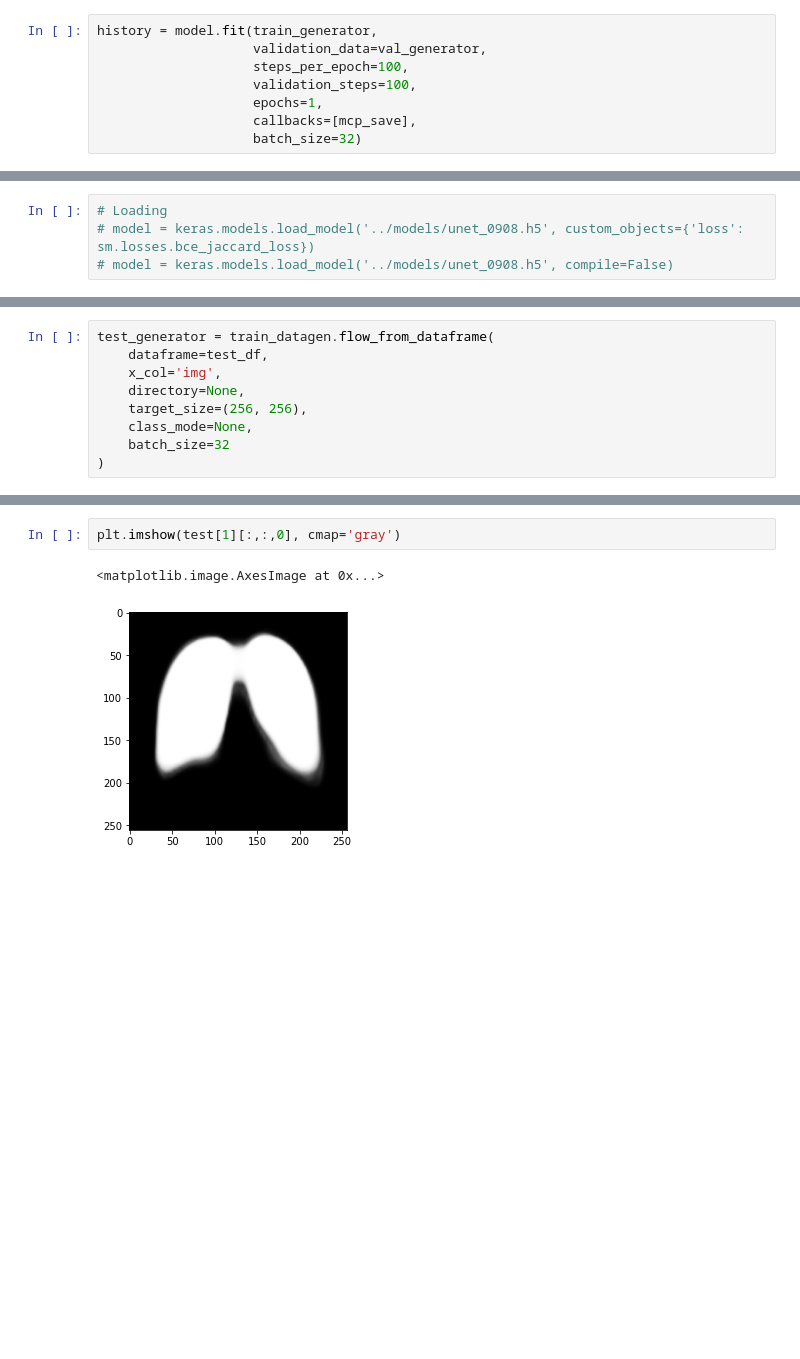
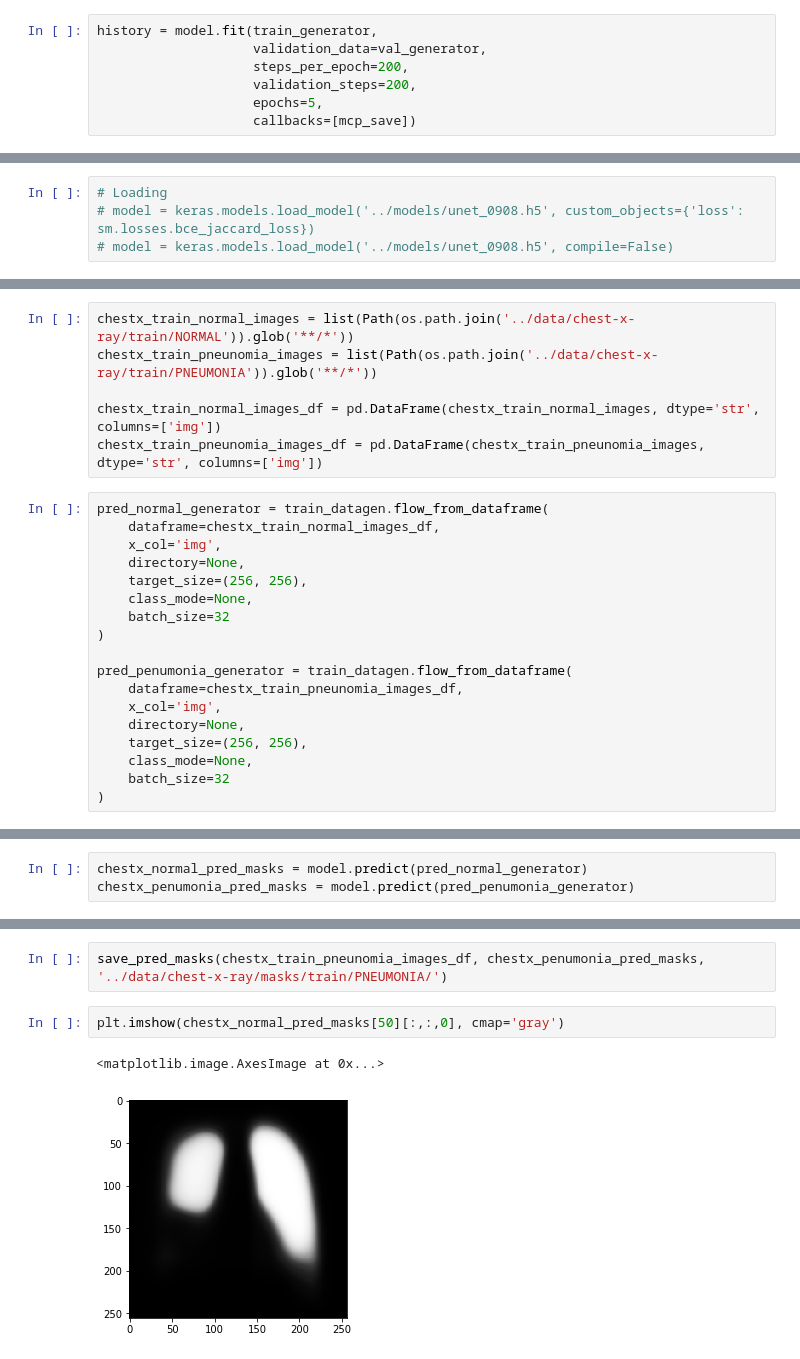
Before and after one commit to ai-explorers/chest_x_ray, a Jupyter notebook: segmentation/unet_lung_segmentation.ipynb, the cells around one changed output, grey strips where cells are left out. Cells and saved outputs as stored; diff of their text form; blank space fills up the shorter version.

```diff
--- a/segmentation/unet_lung_segmentation.ipynb
+++ b/segmentation/unet_lung_segmentation.ipynb
@@ -165,9 +176,8 @@ mcp_save = ModelCheckpoint('../models/unet_0908.h5', save_best_only=True, monito
 # %%
 history = model.fit(train_generator,
                     validation_data=val_generator,
-                    steps_per_epoch=100,
-                    validation_steps=100,
-                    epochs=1,
-                    callbacks=[mcp_save],
-                    batch_size=32)
+                    steps_per_epoch=200,
+                    validation_steps=200,
+                    epochs=5,
+                    callbacks=[mcp_save])
 # %% [output]
@@ -184,10 +202,25 @@ test_df = pd.DataFrame(test_images, dtype='str', columns=['img'])
+# %%
+chestx_train_normal_images = list(Path(os.path.join('../data/chest-x-ray/train/NORMAL')).glob('**/*'))
+chestx_train_pneunomia_images = list(Path(os.path.join('../data/chest-x-ray/train/PNEUMONIA')).glob('**/*'))
+
+chestx_train_normal_images_df = pd.DataFrame(chestx_train_normal_images, dtype='str', columns=['img'])
+chestx_train_pneunomia_images_df = pd.DataFrame(chestx_train_pneunomia_images, dtype='str', columns=['img'])
 # %%
-test_generator = train_datagen.flow_from_dataframe(
-    dataframe=test_df,
+pred_normal_generator = train_datagen.flow_from_dataframe(
+    dataframe=chestx_train_normal_images_df,
     x_col='img',
     directory=None,
     target_size=(256, 256),
     class_mode=None,
     batch_size=32
 )
+
+pred_penumonia_generator = train_datagen.flow_from_dataframe(
+    dataframe=chestx_train_pneunomia_images_df,
+    x_col='img',
+    directory=None,
+    target_size=(256, 256),
+    class_mode=None,
+    batch_size=32
+)
 # %% [output]
@@ -197 +229,4 @@ pred_masks = model.predict(test_generator)
+# %%
+chestx_normal_pred_masks = model.predict(pred_normal_generator)
+chestx_penumonia_pred_masks = model.predict(pred_penumonia_generator)
 # %%
@@ -202,5 +240,7 @@ for i in range(0,len(pred_masks)):
+# %%
+save_pred_masks(chestx_train_pneunomia_images_df, chestx_penumonia_pred_masks, '../data/chest-x-ray/masks/train/PNEUMONIA/')
 # %%
-plt.imshow(test[1][:,:,0], cmap='gray')
+plt.imshow(chestx_normal_pred_masks[50][:,:,0], cmap='gray')
 # %% [output]
 <matplotlib.image.AxesImage at 0x...>
-[figure, old version]
+[figure, new version]
```
Also changed, not shown: parts of 18 cells of this notebook.
